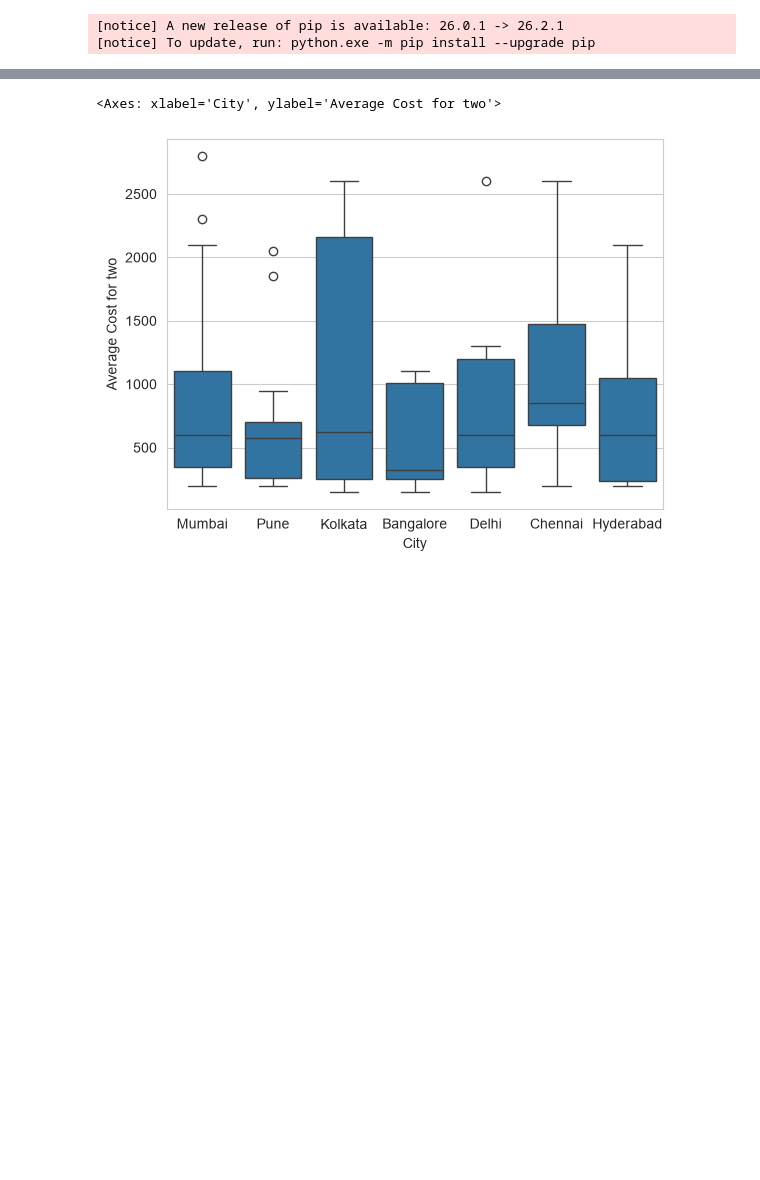
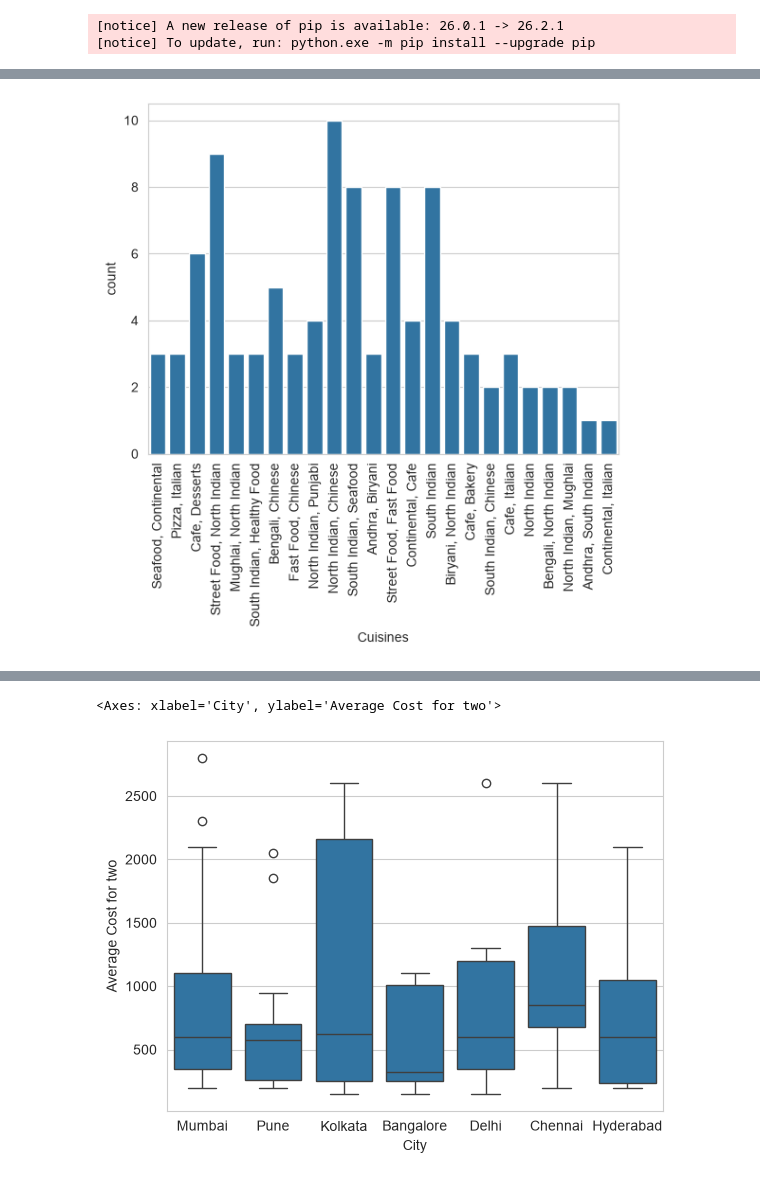
Before and after one commit to gumnaam4/DBMSML, a Jupyter notebook: lecture work/31.ipynb, the cells around one changed output, grey strips where cells are left out. Cells and saved outputs as stored; diff of their text form; code cells hidden in the pictures; blank space fills up the shorter version.

Commit message:
hist & cout plot

```diff
--- a/lecture work/31.ipynb
+++ b/lecture work/31.ipynb
@@ -62,3 +62,9 @@ df.head()
 | 2 | Cafe Aroma | Pune | Cafe, Desserts | 250.0 | 1 | 2.7 | 112.0 |
 | 3 | Cafe Aroma | Pune | Cafe, Desserts | 1850.0 | 4 | 4.4 | 741.0 |
 | 4 | Bengal Kitchen | Kolkata | NaN | 150.0 | 1 | 3.8 | 635.0 |
+# %%
+sns.countplot(data=df, x="Cuisines")
+plt.xticks(rotation=90)
+plt.show()
+# %% [output]
+[figure, added]
```
Also changed, not shown: parts of 2 cells of this notebook.
